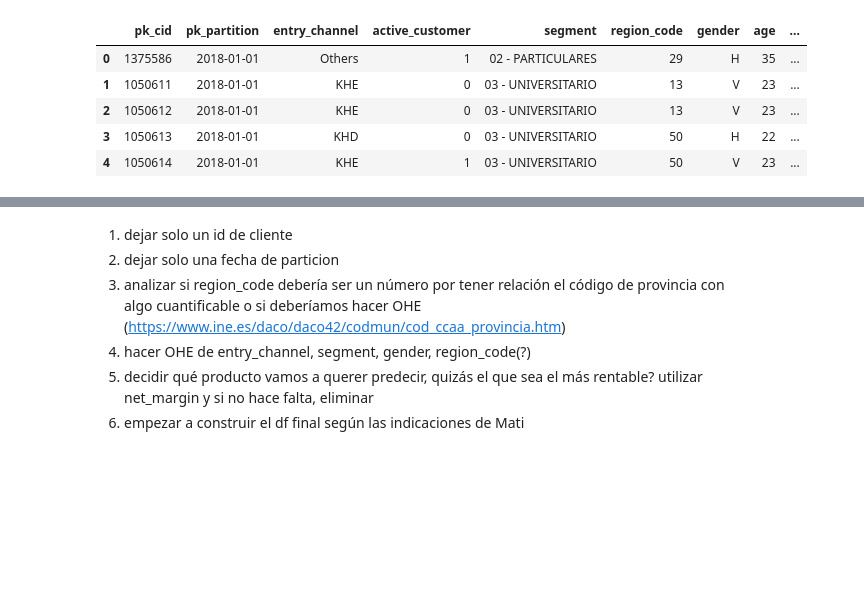
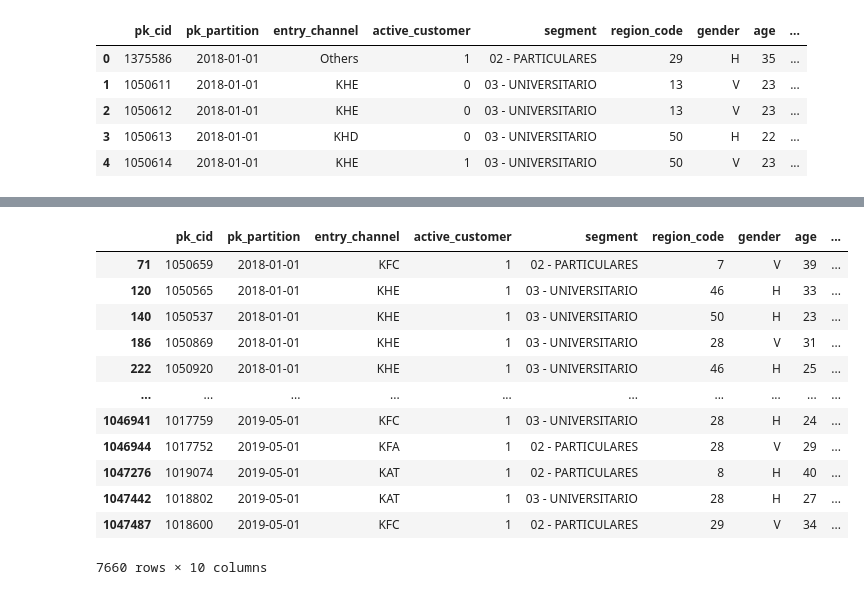
Before and after one commit to Orlan-138/TFM-EasyMoney, a Jupyter notebook: Dataframe_modelo/dataframe_modelo.ipynb, the cells around one changed output, grey strips where cells are left out. Drawn from its saved outputs; the diff is of its cells as text; code cells hidden in the pictures; blank space fills up the shorter version.

```diff
--- a/Dataframe_modelo/dataframe_modelo.ipynb
+++ b/Dataframe_modelo/dataframe_modelo.ipynb
@@ -652,2 +569,2 @@ df_con_reg_merged.head(50)
 # %%
-df_con_reg_merged.loc[(df_con_reg_merged['reg_pension_plan'] == 1)]
+pension_plan_purch = df_con_reg_merged.loc[(df_con_reg_merged['reg_pension_plan'] == 1)]
@@ -702,7 +571,16 @@ df_cp.loc[(df_cp['pk_cid'] == 1050659)]
-# %% [markdown]
-1. dejar solo un id de cliente
-2. dejar solo una fecha de particion
-4. analizar si region_code debería ser un número por tener relación el código de provincia con algo cuantificable o si deberíamos hacer OHE (https://www.ine.es/daco/daco42/codmun/cod_ccaa_provincia.htm)
-5. hacer OHE de entry_channel, segment, gender, region_code(?)
-6. decidir qué producto vamos a querer predecir, quizás el que sea el más rentable? utilizar net_margin y si no hace falta, eliminar
-7. empezar a construir el df final según las indicaciones de Mati
+# %%
+pension_plan_purch
+# %% [output]
+|  | pk_cid | pk_partition | entry_channel | active_customer | segment | region_code | gender | age | ... |
+| 71 | 1050659 | 2018-01-01 | KFC | 1 | 02 - PARTICULARES | 7 | V | 39 | ... |
+| 120 | 1050565 | 2018-01-01 | KHE | 1 | 03 - UNIVERSITARIO | 46 | H | 33 | ... |
+| 140 | 1050537 | 2018-01-01 | KHE | 1 | 03 - UNIVERSITARIO | 50 | H | 23 | ... |
+| 186 | 1050869 | 2018-01-01 | KHE | 1 | 03 - UNIVERSITARIO | 28 | V | 31 | ... |
+| 222 | 1050920 | 2018-01-01 | KHE | 1 | 03 - UNIVERSITARIO | 46 | H | 25 | ... |
+| ... | ... | ... | ... | ... | ... | ... | ... | ... | ... |
+| 1046941 | 1017759 | 2019-05-01 | KFC | 1 | 03 - UNIVERSITARIO | 28 | H | 24 | ... |
+| 1046944 | 1017752 | 2019-05-01 | KFA | 1 | 02 - PARTICULARES | 28 | V | 29 | ... |
+| 1047276 | 1019074 | 2019-05-01 | KAT | 1 | 02 - PARTICULARES | 8 | H | 40 | ... |
+| 1047442 | 1018802 | 2019-05-01 | KAT | 1 | 03 - UNIVERSITARIO | 28 | H | 27 | ... |
+| 1047487 | 1018600 | 2019-05-01 | KFC | 1 | 02 - PARTICULARES | 29 | V | 34 | ... |
+7660 rows × 10 columns
```
Also changed, not shown: parts of 55 cells of this notebook, 1 other file.
